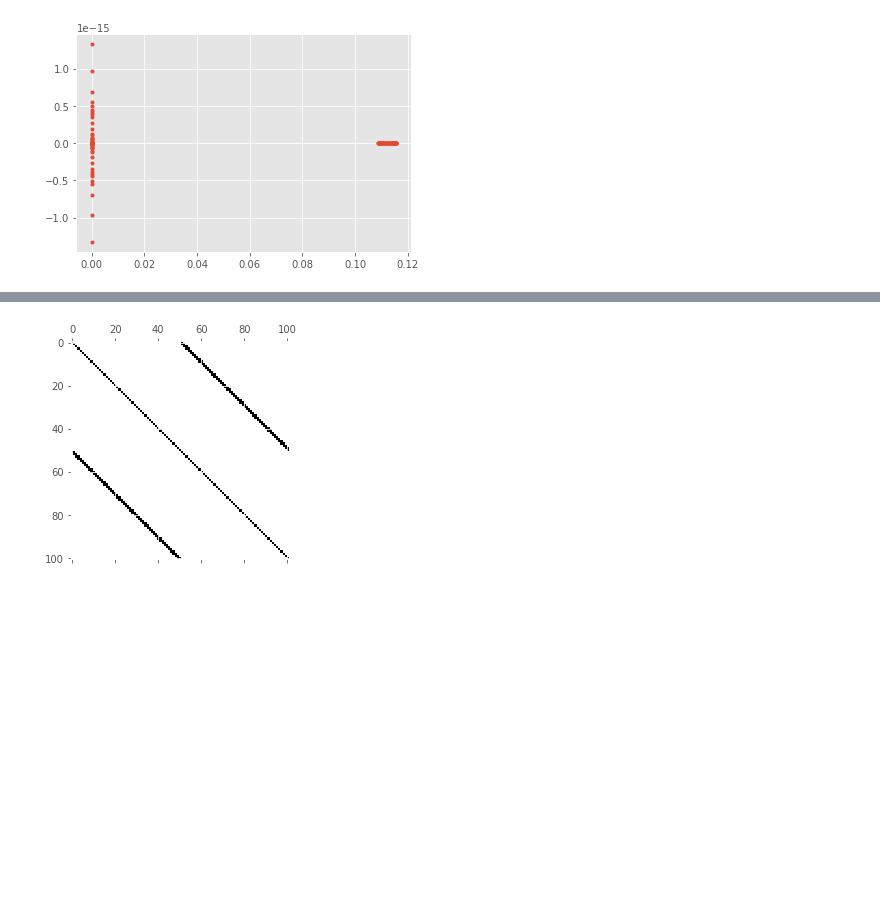
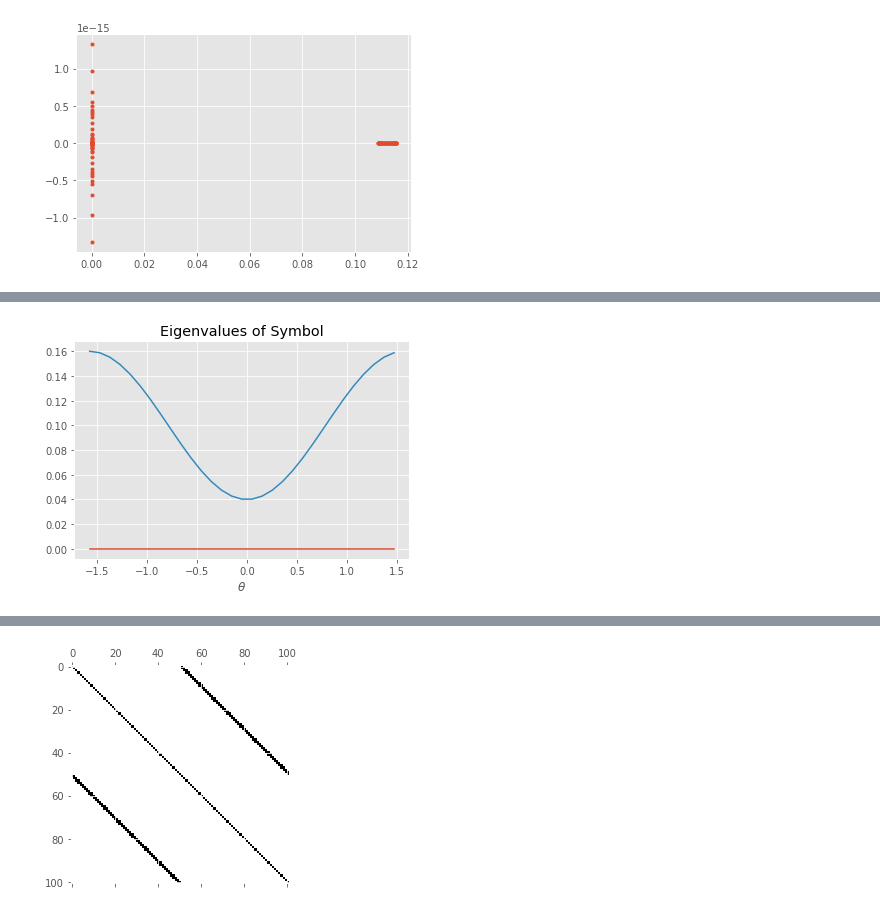
Before and after one commit to cu-numpde/numpde-fall2018, a Jupyter notebook: Multigrid.ipynb, the cells around one changed output, grey strips where cells are left out. Drawn from its saved outputs; the diff is of its cells as text; code cells hidden in the pictures; blank space fills up the shorter version.

```diff
--- a/Multigrid.ipynb
+++ b/Multigrid.ipynb
@@ -210 +260,9 @@ pyplot.plot(Lt.real, Lt.imag, '.');
+# %%
+T_eig = numpy.linalg.eigvals(T)
+T_eig.sort(axis=1)
+pyplot.plot(blocktheta()[:,0], T_eig)
+pyplot.xlabel(r'$\theta$')
+pyplot.title('Eigenvalues of Symbol');
+# %% [output]
+[figure, added]
 # %% [markdown]
```
Also changed, not shown: parts of 6 cells of this notebook, 1 other file.
